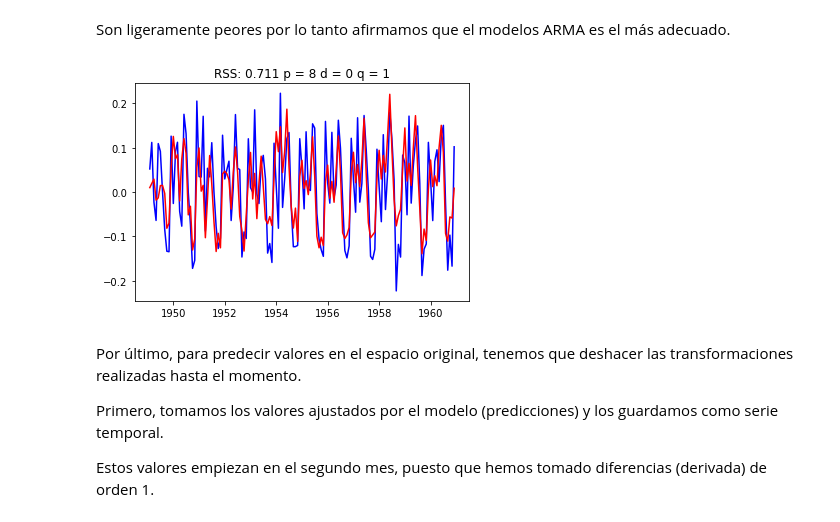
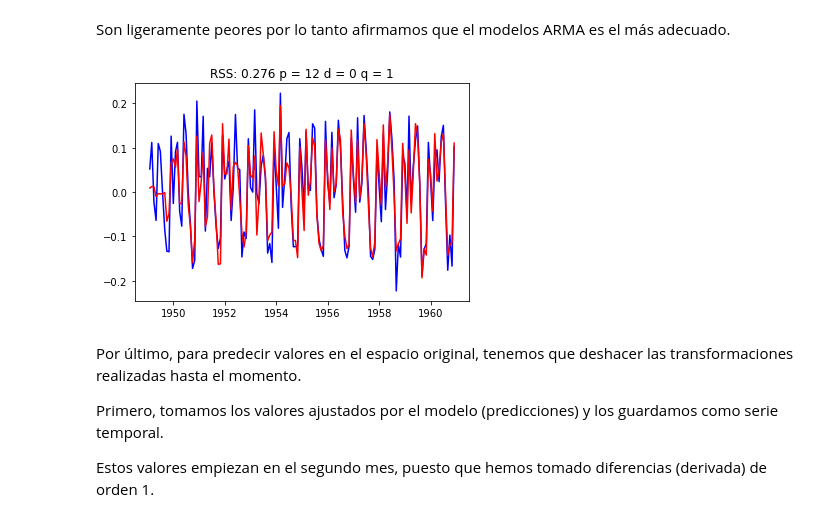
Before and after one commit to IkerVillegas/PIT, a Jupyter notebook: Practica_1/PR1_PIT.ipynb, the cells around one changed output. Saved outputs shown, nothing was run; the diff lists cells and outputs as text; code cells hidden in the pictures.

```diff
--- a/Practica_1/PR1_PIT.ipynb
+++ b/Practica_1/PR1_PIT.ipynb
@@ -612,9 +613,9 @@ Los errores obtenidos en AR son:
 Son ligeramente peores por lo tanto afirmamos que el modelos ARMA es el más adecuado.
 # %%
 # Reducimos orden para evitar sobreajuste
-results_ARIMA, rss = ajusta_ARIMA(data_log_diff, 8,0,1)
+results_ARIMA, rss = ajusta_ARIMA(data_log_diff, 12,0,1)
 # %% [output]
-[figure, old version]
+[figure, new version]
 # %% [markdown]
 Por último, para predecir valores en el espacio original, tenemos que deshacer las transformaciones realizadas hasta el momento.
 
```
Also changed, not shown: parts of 11 cells of this notebook.
